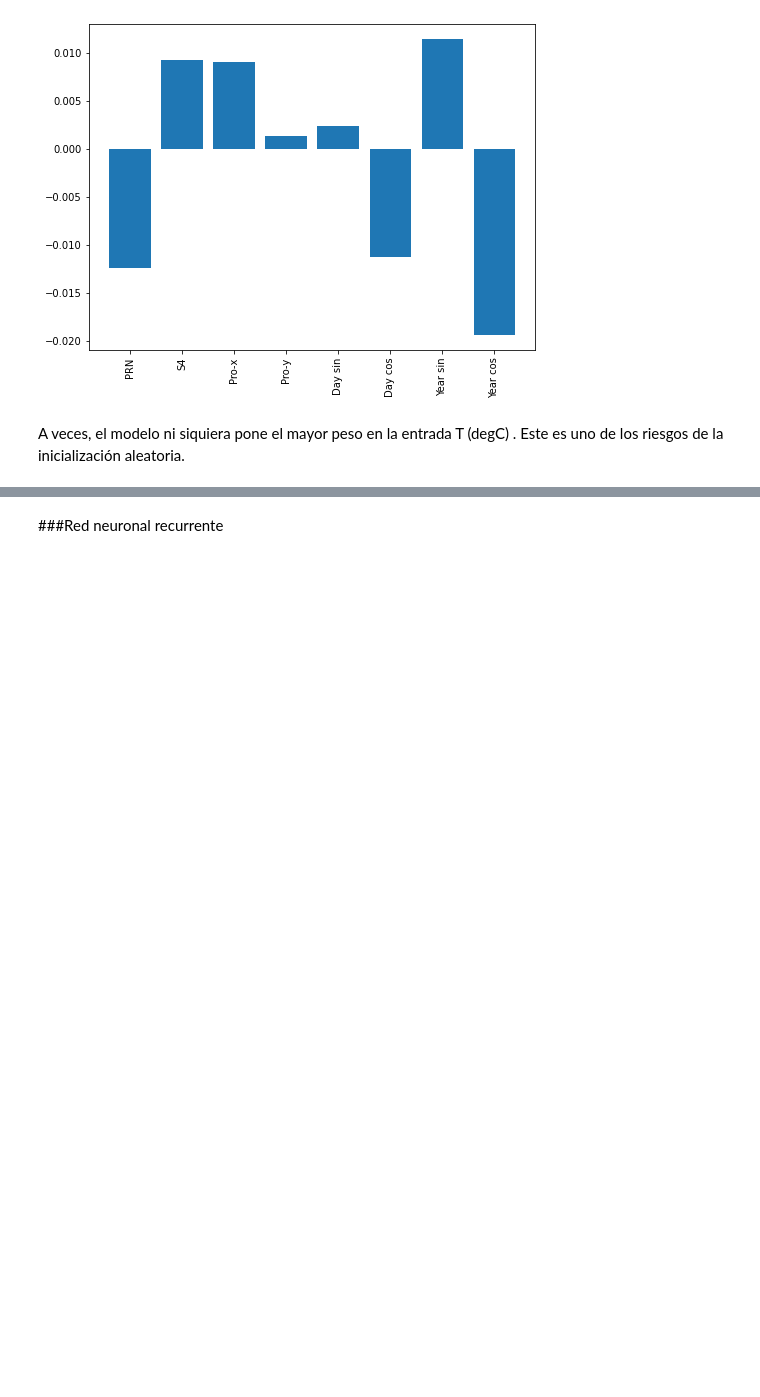
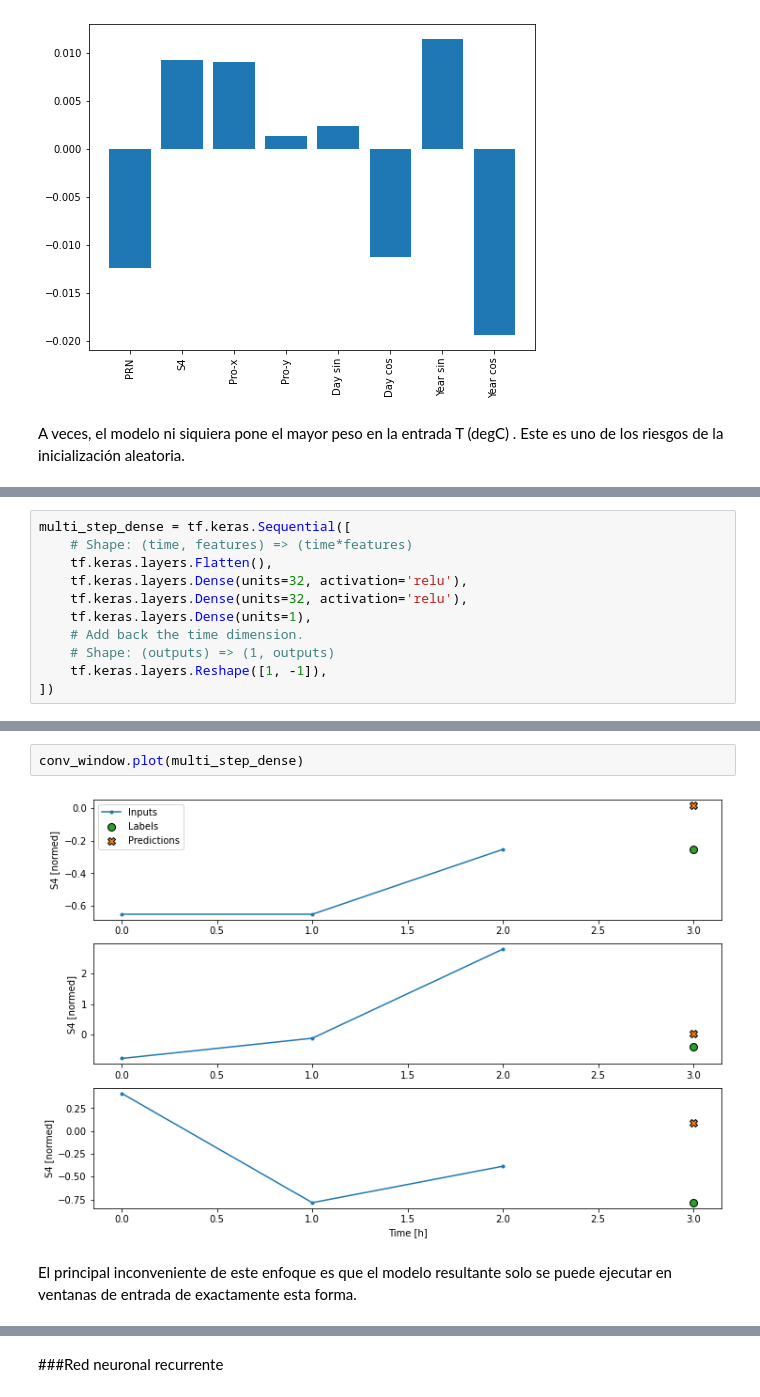
Before and after one commit to georgesteve/Research-Assitant-ML-ROJ, a Jupyter notebook: Semana_5.ipynb, the cells around one changed output, grey strips where cells are left out. Saved outputs shown, nothing was run; the diff lists cells and outputs as text; blank space fills up the shorter version.

```diff
--- a/Semana_5.ipynb
+++ b/Semana_5.ipynb
@@ -730,0 +792,11 @@ A veces, el modelo ni siquiera pone el mayor peso en la entrada T (degC) . Este
+# %%
+multi_step_dense = tf.keras.Sequential([
+    # Shape: (time, features) => (time*features)
+    tf.keras.layers.Flatten(),
+    tf.keras.layers.Dense(units=32, activation='relu'),
+    tf.keras.layers.Dense(units=32, activation='relu'),
+    tf.keras.layers.Dense(units=1),
+    # Add back the time dimension.
+    # Shape: (outputs) => (1, outputs)
+    tf.keras.layers.Reshape([1, -1]),
+])
@@ -730,0 +817,6 @@ A veces, el modelo ni siquiera pone el mayor peso en la entrada T (degC) . Este
+# %%
+conv_window.plot(multi_step_dense)
+# %% [output]
+[figure, added]
+# %% [markdown]
+El principal inconveniente de este enfoque es que el modelo resultante solo se puede ejecutar en ventanas de entrada de exactamente esta forma.
```
Also changed, not shown: parts of 23 cells of this notebook.
